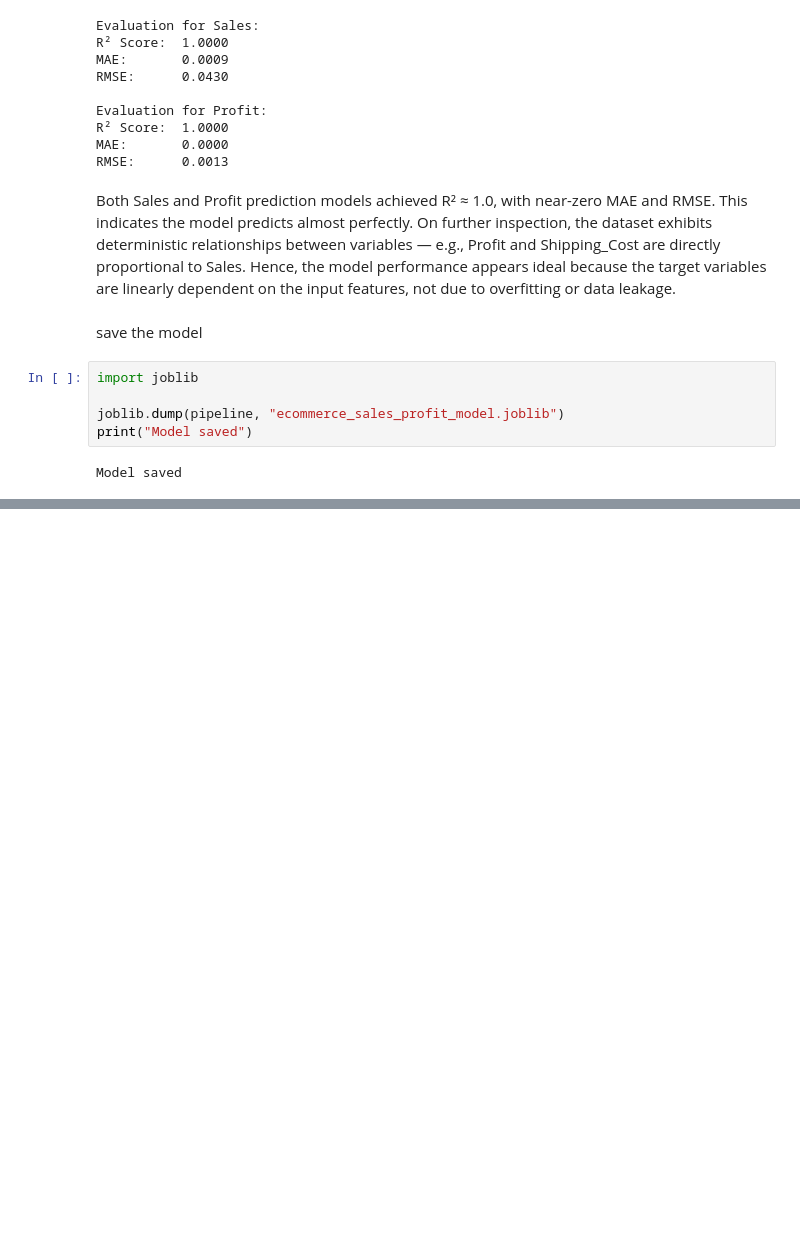
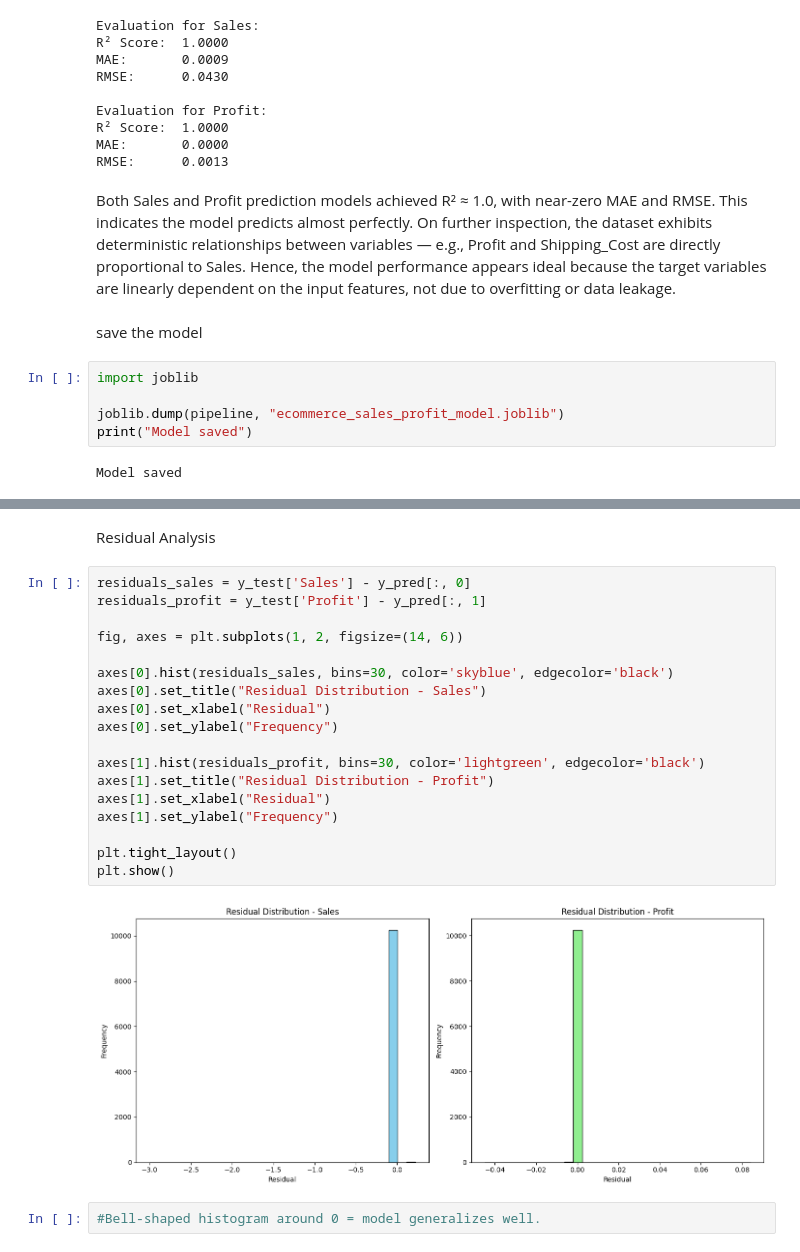
Before and after one commit to palak-verma-0309/e-commerce, a Jupyter notebook: ml_model.ipynb, the cells around one changed output, grey strips where cells are left out. Drawn from its saved outputs; the diff is of its cells as text; blank space fills up the shorter version.

```diff
--- a/ml_model.ipynb
+++ b/ml_model.ipynb
@@ -134,0 +195,24 @@ Model saved
+# %% [markdown]
+Residual Analysis
+# %%
+residuals_sales = y_test['Sales'] - y_pred[:, 0]
+residuals_profit = y_test['Profit'] - y_pred[:, 1]
+
+fig, axes = plt.subplots(1, 2, figsize=(14, 6))
+
+axes[0].hist(residuals_sales, bins=30, color='skyblue', edgecolor='black')
+axes[0].set_title("Residual Distribution - Sales")
+axes[0].set_xlabel("Residual")
+axes[0].set_ylabel("Frequency")
+
+axes[1].hist(residuals_profit, bins=30, color='lightgreen', edgecolor='black')
+axes[1].set_title("Residual Distribution - Profit")
+axes[1].set_xlabel("Residual")
+axes[1].set_ylabel("Frequency")
+
+plt.tight_layout()
+plt.show()
+# %% [output]
+[figure, added]
+# %%
+#Bell-shaped histogram around 0 = model generalizes well.
```
Also changed, not shown: parts of 5 cells of this notebook.
